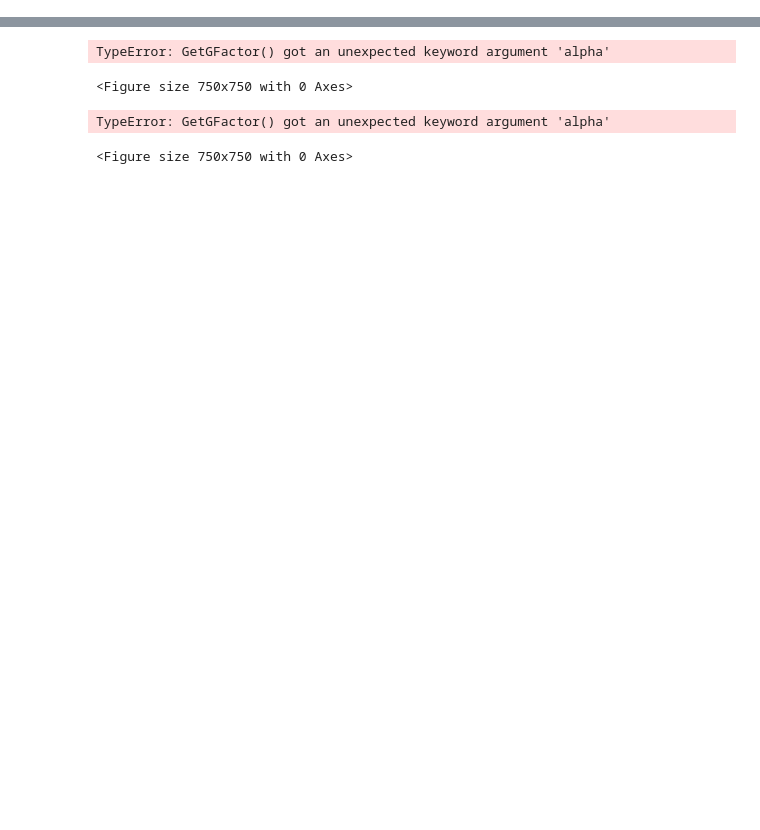
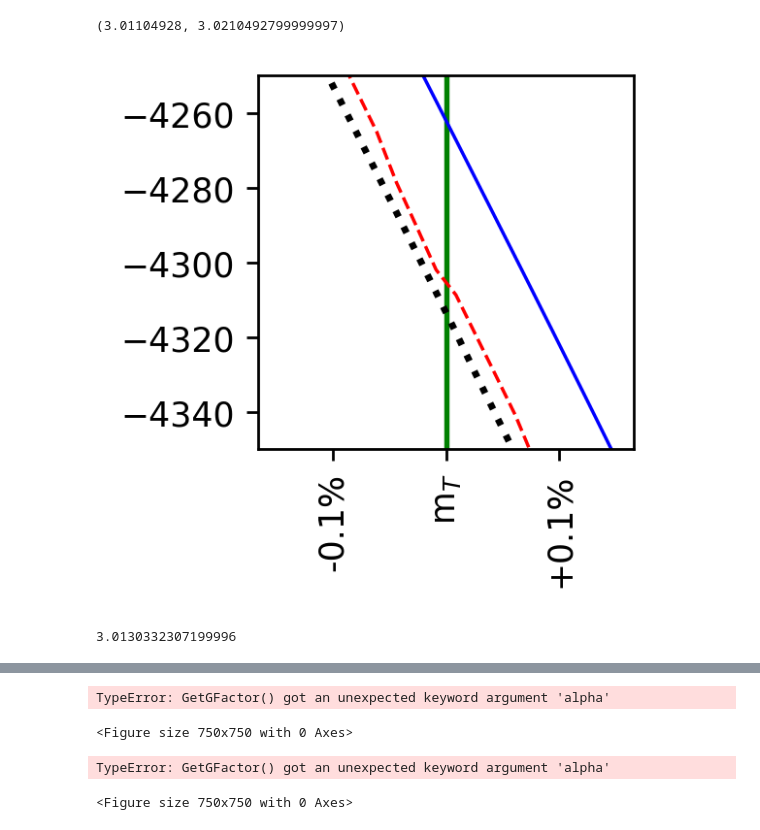
Before and after one commit to UTA-NURES/AtomicHScattering, a Jupyter notebook: examples/Potentials Comparison.ipynb, the cells around one changed output, grey strips where cells are left out. Saved outputs shown, nothing was run; the diff lists cells and outputs as text; code cells hidden in the pictures; blank space fills up the shorter version.

```diff
--- a/examples/Potentials Comparison.ipynb
+++ b/examples/Potentials Comparison.ipynb
@@ -56,3 +60,45 @@ plt.legend(loc='lower left')
+# %%
+colors=['red','blue','black','orange']
+LineStyles=['--','-',':','-.']
+linewidths=[1,1,2,1]
+ms=np.linspace(mT-0.005,mT+0.005,20)
+plt.figure(figsize=(2,2),dpi=250)
+i=0
+mT=constants.TritiumConstants.mu/constants.DaltonInEV*2
+mH=constants.TritiumConstants.mu/constants.DaltonInEV*2
+plt.plot([mH,mH],[-100000,45000],'-',color='DarkGreen')
+plt.plot([mT,mT],[-100000,45000],'-',color='green')
+for trip in potentials.TripletsH.keys():
+    aVsM=[]
+
+    for m in ms:
+        # We need to adiabatically correct each potential. Remove H correction (-1) then add (1/m) scaled one.
+        def AdCorrectedPotential(R):
+            return(potentials.ApplyCorrection(R, potentials.TripletsH[trip], potentials.TripletCorrection, (-1+1/m)))
+
+        # get the reduced mass for each mass
+        mu=m*constants.DaltonInEV/2
+
+        #Find the scattering length
+        aVsM.append(elastic.GetScatteringLength(rhos, pin, 0, mu, AdCorrectedPotential, 'Radau')[-1]*constants.hcInEVAngstrom*100)
+    plt.plot(ms,aVsM,label=trip,color=colors[i],linestyle=LineStyles[i],linewidth=linewidths[i])
+    i=i+1
+
+#plt.xlabel("Atom mass (Dalton)")
+#plt.ylabel(r"$a_0$ (pm)")
+plt.xticks([mT*0.999,mT,mT*1.001 ],["-0.1%","m$_T$","+0.1%"],rotation=90)
+plt.ylim(-4350,-4250)
+plt.xlim(mT-0.005,mT+0.005)
+#plt.grid(which='both')
+#plt.legend(loc='lower left')
+# %% [output]
+(3.01104928, 3.0210492799999997)
+[figure, added]
+# %%
+mT*1.001
+mT*0.999
+# %% [output]
+3.0130332307199996
 # %%
 print("Potential, With ad correction, no ad correction, ratio")
 print()
```
Also changed, not shown: parts of 3 cells of this notebook, 2 other files.
